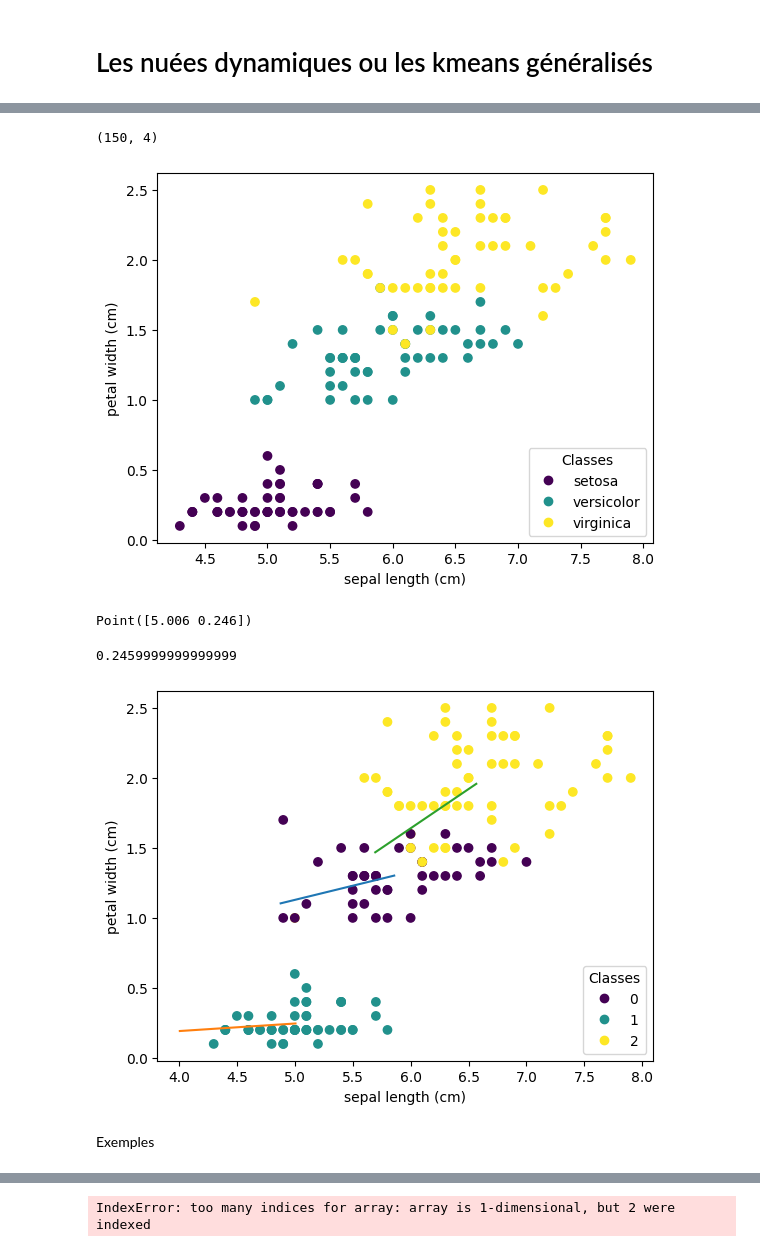
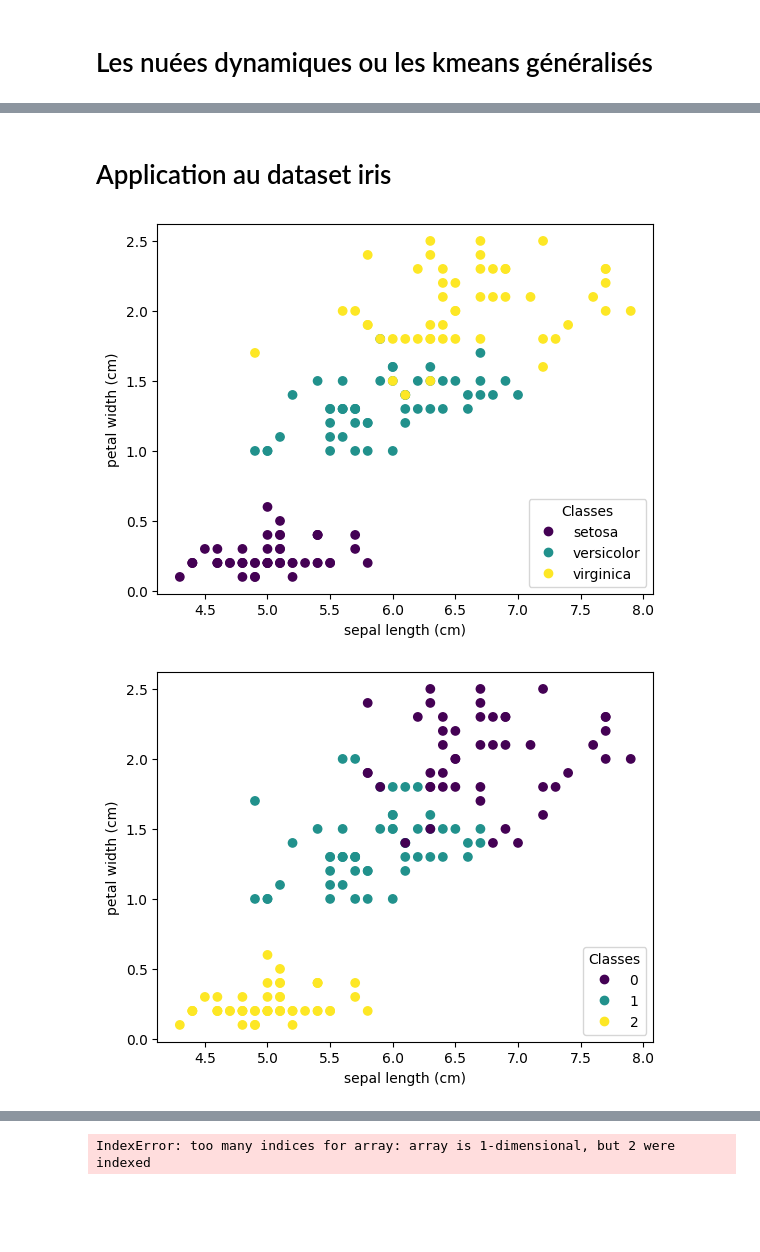
Before and after one commit to NoahKWM/ANDO, a Jupyter notebook: projet_ando.ipynb, the cells around one changed output, grey strips where cells are left out. Drawn from its saved outputs; the diff is of its cells as text; code cells hidden in the pictures; blank space fills up the shorter version.

```diff
--- a/projet_ando.ipynb
+++ b/projet_ando.ipynb
@@ -289,0 +232,30 @@ plt.show()
+# %%
+def kmeans_generalises(points, K, max_iterations=1000):
+    # Initialisation des représentants (droites)
+    representants = initialiser_representants(K, points)
+
+    # Initialisation des classes précédentes
+    prev_classes = np.zeros(len(points), dtype=int)
+    distances = np.array([[representant.distance_projection(point) for representant in representants] for point in points]) # Matrice de distances de dimension (N, K)
+    classes = np.argmin(distances, axis=1)  # Vecteur de classes de dimension (N,)
+
+    iteration = 0
+    while (np.any(prev_classes != classes)):
+        iteration += 1
+
+        prev_classes = np.copy(classes)  # Mettre à jour les classes précédentes
+
+        # Mise à jour des représentants
+        for k in range(K):
+            ind_k = np.where(classes == k)[0]
+            X_k = np.array([points[i].coordonnées for i in ind_k]) # Sous matrice des points de la classe k
+            # Si la classe pssède au moins 2 points
+            if X_k.shape[0] > 1:
+                acp_k = comp_acp(X_k)
+                representants[k] = Droite(Point(np.mean(X_k, axis=0)), acp_k[0])
+            # Sinon on garde le même représentant
+
+        distances = np.array([[representant.distance_projection(point) for representant in representants] for point in points]) # Matrice de distances de dimension (N, K)
+        classes = np.argmin(distances, axis=1)
+
+    return representants, classes
@@ -290,48 +324,30 @@ plt.show()
+# %% [markdown]
+# Application au dataset iris
 # %%
 from sklearn.datasets import load_iris
 
 # Charger le jeu de données Iris
 iris = load_iris()
 data = iris.data
-print(data.shape)
 
+# On plot les points seulement en 2D
 _, ax = plt.subplots()
 scatter = ax.scatter(iris.data[:, 0], iris.data[:, 3], c=iris.target)
 ax.set(xlabel=iris.feature_names[0], ylabel=iris.feature_names[3])
 _ = ax.legend(scatter.legend_elements()[0], iris.target_names, loc="lower right", title="Classes")
 # %% [output]
-(150, 4)
 [figure]
-# %%
-representants[0].point.coordonnées[3]
-point = Point(np.array( [representants[0].point.coordonnées[0], representants[0].point.coordonnées[3] ] ))
-print(point)
-representants[0].point.coordonnées[0]
-representants[0].point.coordonnées[3]
-# %% [output]
-Point([5.006 0.246])
-0.2459999999999999
 # %%
 # Appliquer l'algorithme des k-means généralisés
 K = 3  # Nombre de classes
 representants, classes = kmeans_generalises([Point(x) for x in data], K)
-
-droites = np.array([])
-for r in representants:
-    d = Droite(Point(np.array([r.point.coordonnées[0], r.point.coordonnées[3]])),
-                np.array([r.vecteur[0], r.vecteur[3]]))
-    droites = np.append(droites, d)
 
 # Afficher les points en couleur en fonction de leurs clusters
 _, ax = plt.subplots()
 scatter = ax.scatter(data[:, 0], data[:, 3], c=classes, cmap='viridis')
 ax.set(xlabel=iris.feature_names[0], ylabel=iris.feature_names[3])
 _ = ax.legend(*scatter.legend_elements(), loc="lower right", title="Classes")
-for r in droites:
-    r.afficher(ax)
 
 plt.show()
 # %% [output]
-[figure, old version]
+[figure, new version]
-# %% [markdown]
-Exemples
```
Also changed, not shown: parts of 9 cells of this notebook.
